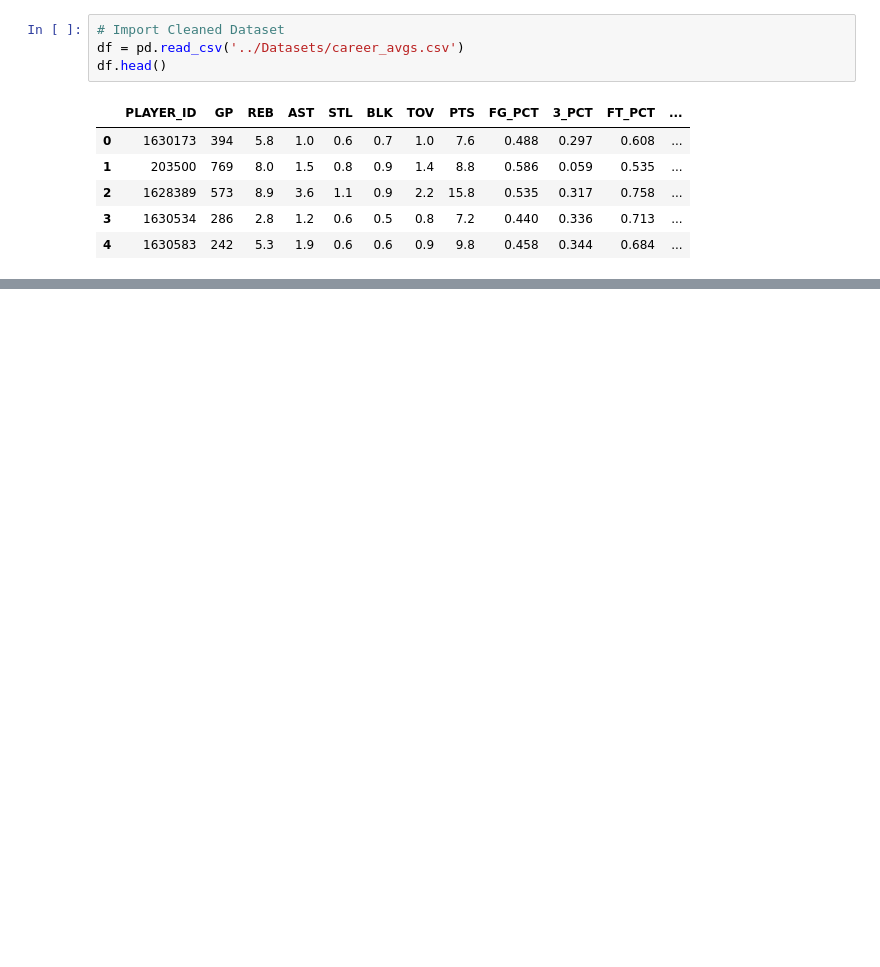
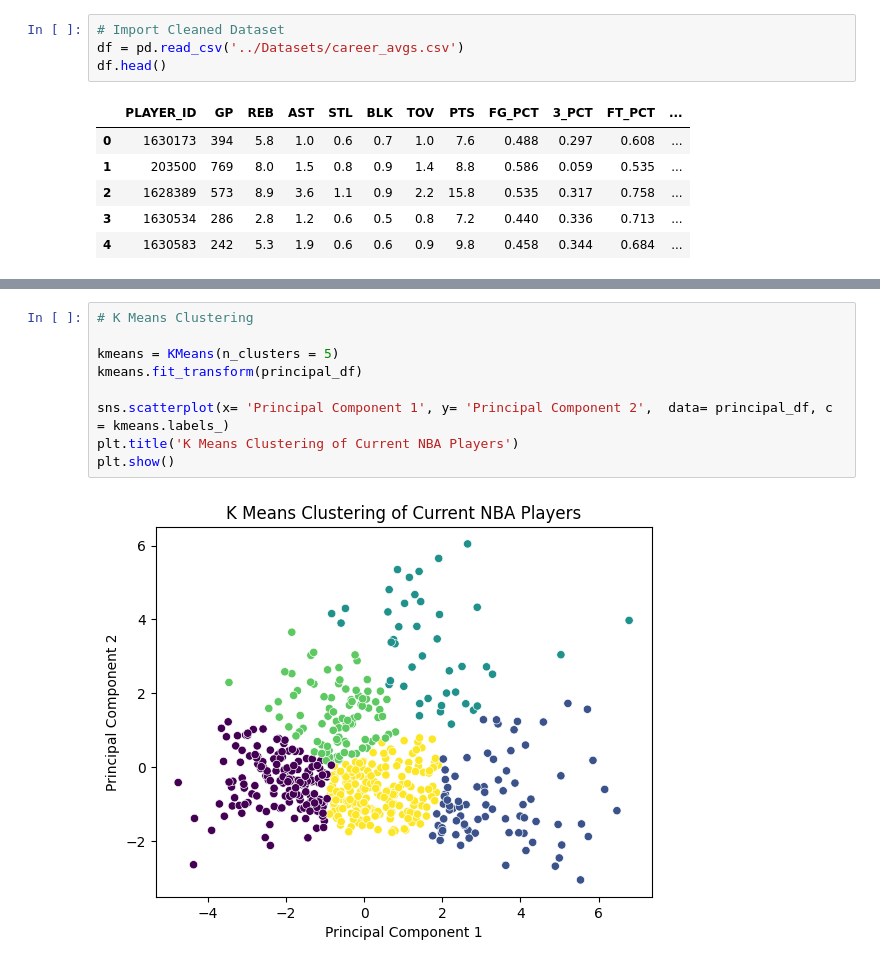
Before and after one commit to kyletp09/NBA_Player_Similarities, a Jupyter notebook: Jupyter_Notebooks/feature_selection.ipynb, the cells around one changed output, grey strips where cells are left out. Saved outputs shown, nothing was run; the diff lists cells and outputs as text; blank space fills up the shorter version.

Commit message:
K Means Clustering

```diff
--- a/Jupyter_Notebooks/feature_selection.ipynb
+++ b/Jupyter_Notebooks/feature_selection.ipynb
@@ -30,0 +80,11 @@ print(np_standardized.shape[1])
+# %%
+# K Means Clustering
+
+kmeans = KMeans(n_clusters = 5)
+kmeans.fit_transform(principal_df)
+
+sns.scatterplot(x= 'Principal Component 1', y= 'Principal Component 2',  data= principal_df, c = kmeans.labels_)
+plt.title('K Means Clustering of Current NBA Players')
+plt.show()
+# %% [output]
+[figure, added]
```
Also changed, not shown: parts of 4 cells of this notebook, 1 other file.
